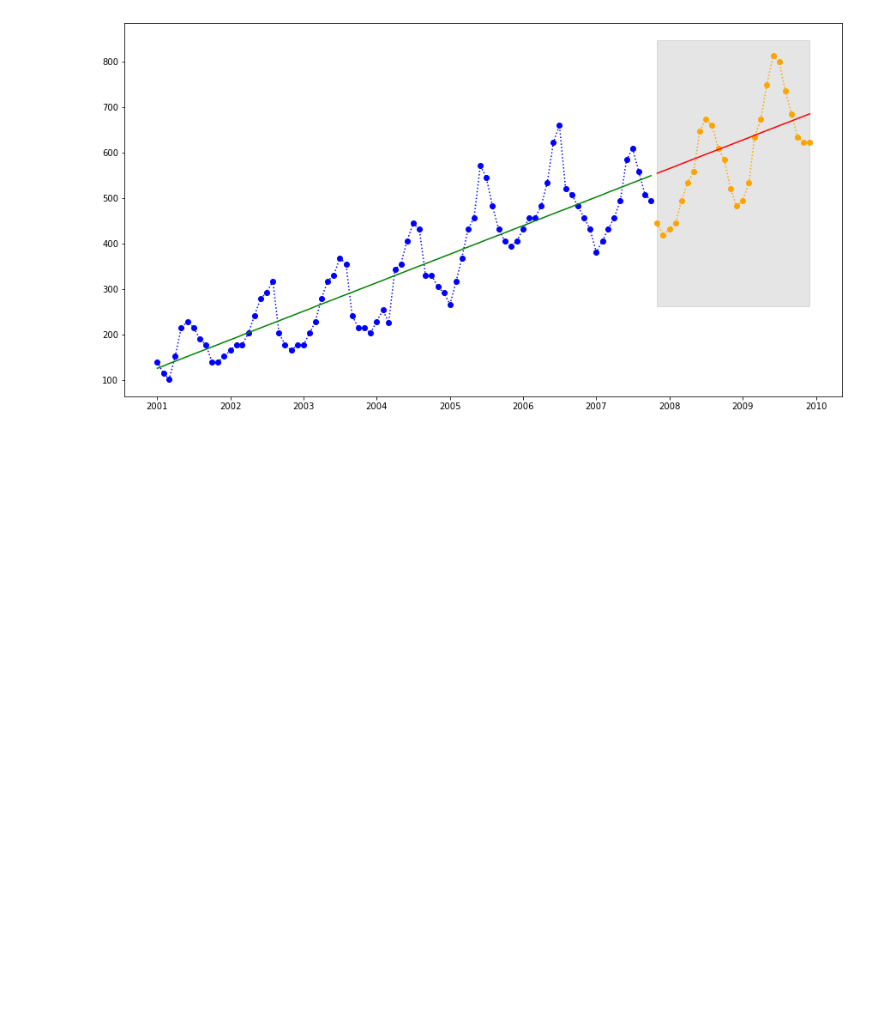
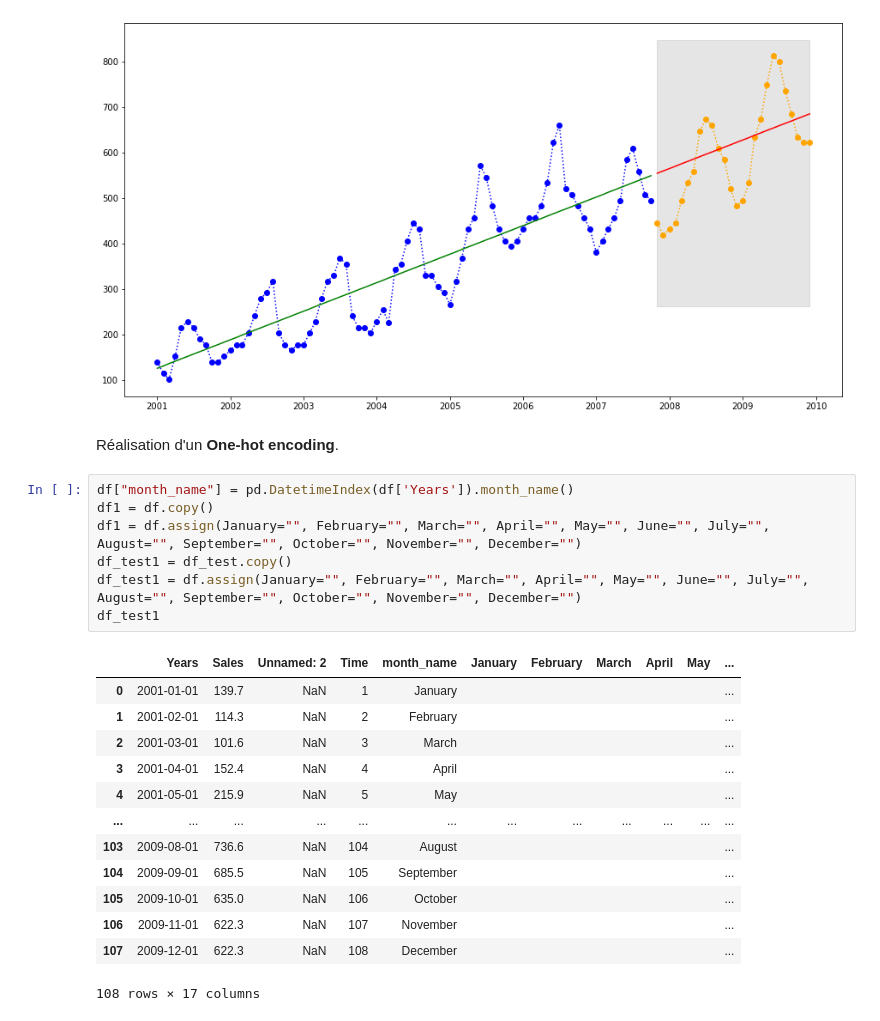
Before and after one commit to GregHHH/Python, a Jupyter notebook: computer_science/21.11.18/cours_python_journee_3.ipynb, the cells around one changed output. Saved outputs shown, nothing was run; the diff lists cells and outputs as text; blank space fills up the shorter version.

```diff
--- a/computer_science/21.11.18/cours_python_journee_3.ipynb
+++ b/computer_science/21.11.18/cours_python_journee_3.ipynb
@@ -92,3 +104,26 @@ plt.fill_between(df_test['Years'], marge_max[0], marge_min[0], alpha=0.1, color=
 plt.show()
 # %% [output]
 [figure]
+# %% [markdown]
+Réalisation d'un **One-hot encoding**.
+# %%
+df["month_name"] = pd.DatetimeIndex(df['Years']).month_name()
+df1 = df.copy()
+df1 = df.assign(January="", February="", March="", April="", May="", June="", July="", August="", September="", October="", November="", December="")
+df_test1 = df_test.copy()
+df_test1 = df.assign(January="", February="", March="", April="", May="", June="", July="", August="", September="", October="", November="", December="")
+df_test1
+# %% [output]
+|  | Years | Sales | Unnamed: 2 | Time | month_name | January | February | March | April | May | ... |
+| 0 | 2001-01-01 | 139.7 | NaN | 1 | January |  |  |  |  |  | ... |
+| 1 | 2001-02-01 | 114.3 | NaN | 2 | February |  |  |  |  |  | ... |
+| 2 | 2001-03-01 | 101.6 | NaN | 3 | March |  |  |  |  |  | ... |
+| 3 | 2001-04-01 | 152.4 | NaN | 4 | April |  |  |  |  |  | ... |
+| 4 | 2001-05-01 | 215.9 | NaN | 5 | May |  |  |  |  |  | ... |
+| ... | ... | ... | ... | ... | ... | ... | ... | ... | ... | ... | ... |
+| 103 | 2009-08-01 | 736.6 | NaN | 104 | August |  |  |  |  |  | ... |
+| 104 | 2009-09-01 | 685.5 | NaN | 105 | September |  |  |  |  |  | ... |
+| 105 | 2009-10-01 | 635.0 | NaN | 106 | October |  |  |  |  |  | ... |
+| 106 | 2009-11-01 | 622.3 | NaN | 107 | November |  |  |  |  |  | ... |
+| 107 | 2009-12-01 | 622.3 | NaN | 108 | December |  |  |  |  |  | ... |
+108 rows × 17 columns
```
Also changed, not shown: parts of 15 cells of this notebook, 2 other files.
